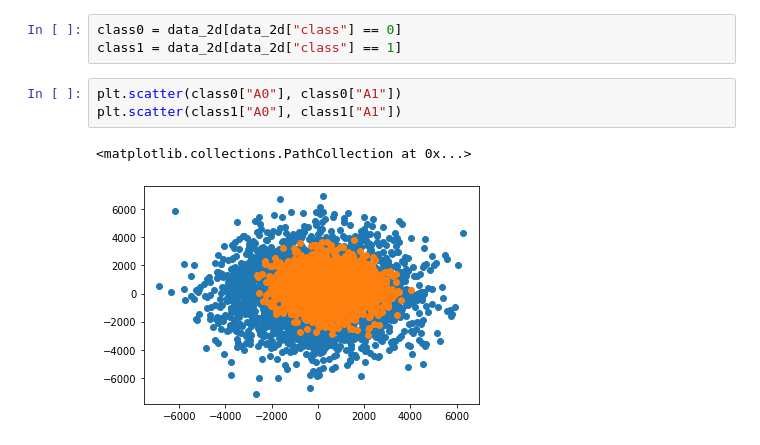
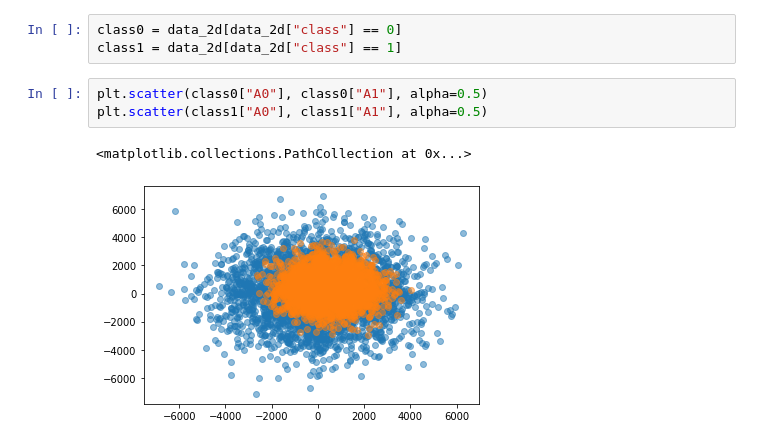
Before and after one commit to Deeep12345/Entropy_utility_measure, a Jupyter notebook: code/results/ring_mondrian/visualize_2D.ipynb, the cells around one changed output. Drawn from its saved outputs; the diff is of its cells as text.

```diff
--- a/code/results/ring_mondrian/visualize_2D.ipynb
+++ b/code/results/ring_mondrian/visualize_2D.ipynb
@@ -46,8 +46,8 @@ data_2d
 class0 = data_2d[data_2d["class"] == 0]
 class1 = data_2d[data_2d["class"] == 1]
 # %%
-plt.scatter(class0["A0"], class0["A1"])
-plt.scatter(class1["A0"], class1["A1"])
+plt.scatter(class0["A0"], class0["A1"], alpha=0.5)
+plt.scatter(class1["A0"], class1["A1"], alpha=0.5)
 # %% [output]
 <matplotlib.collections.PathCollection at 0x...>
-[figure, old version]
+[figure, new version]
```
Also changed, not shown: parts of 9 cells of this notebook, 1 other file.
